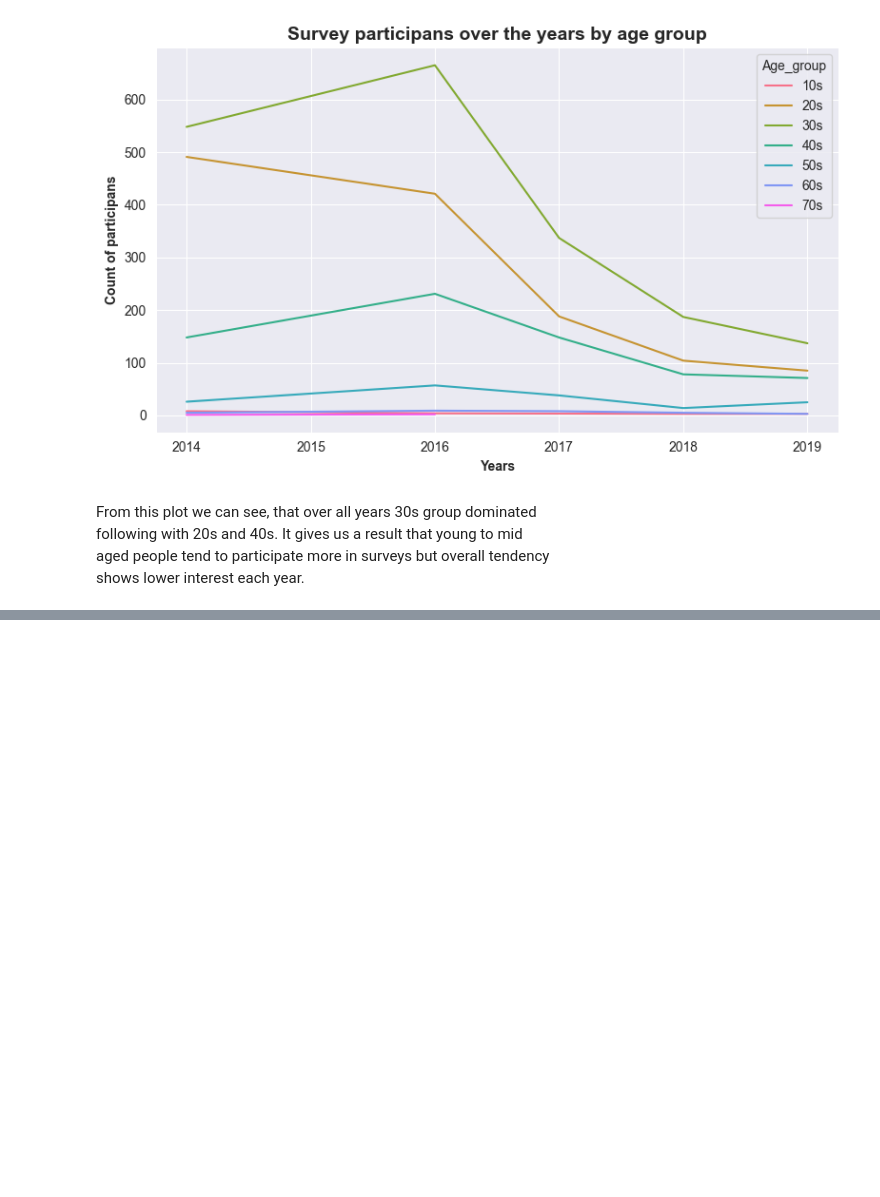
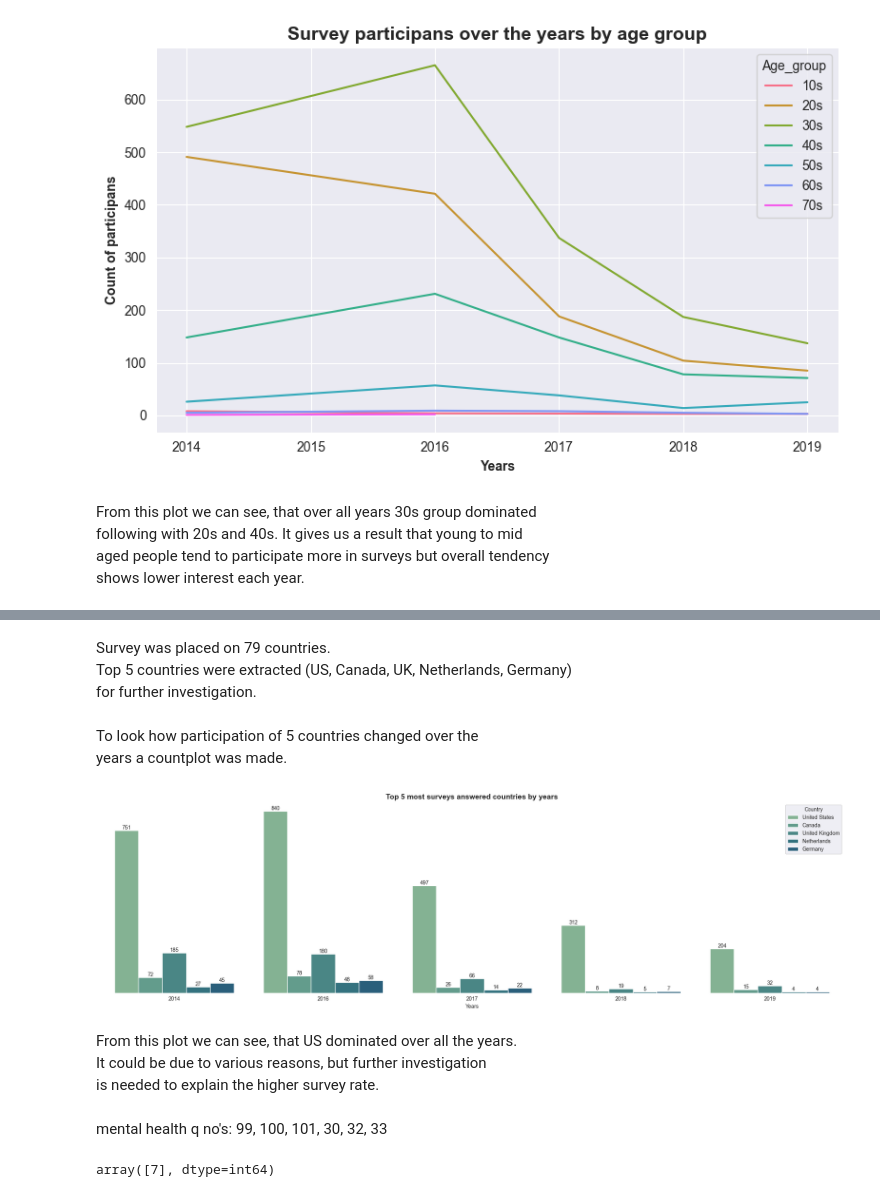
Before and after one commit to ShariYo/Modul2_Sprint1, a Jupyter notebook: project/main.ipynb, the cells around one changed output, grey strips where cells are left out. Drawn from its saved outputs; the diff is of its cells as text; code cells hidden in the pictures; blank space fills up the shorter version.

```diff
--- a/project/main.ipynb
+++ b/project/main.ipynb
@@ -282,0 +300,12 @@ shows lower interest each year.
+# %%
+query = """
+SELECT UserID, SurveyID Years, AnswerText Country
+FROM Answer
+WHERE QuestionID = 3
+"""
+countries = pd.read_sql_query(query, con)
+countries["Country"] = countries["Country"].apply(lambda x: "United States" if x == "United States of America" else x)
+print(f"Countries count: {len(countries['Country'].unique()) - 1}")
+top5_countries = list(countries["Country"].value_counts().iloc[:5].index)
+top5_df = countries[countries["Country"].isin(top5_countries)]
+top5_df
@@ -282,0 +327,43 @@ shows lower interest each year.
+# %% [markdown]
+Survey was placed on 79 countries.
+Top 5 countries were extracted (US, Canada, UK, Netherlands, Germany)
+for further investigation.
+# %% [markdown]
+To look how participation of 5 countries changed over the
+years a countplot was made.
+# %%
+plt.figure(figsize=(20, 6))
+splot = sns.countplot(
+    data=top5_df,
+    x="Years",
+    hue="Country",
+    width=0.8
+)
+for container in splot.containers:
+    splot.bar_label(container)
+splot.set_yticks([])
+splot.set_ylabel(None)
+splot.set_frame_on(False)
+splot.set_title(
+    "Top 5 most surveys answered countries by years",
+    size=14,
+    fontweight="bold",
+    ha="center"
+)
+plt.tight_layout()
+#pasitikrinti šalių amžiaus vidurkį ir pasižiūrėti ar nekoreliuoja su surveys
+# %% [output]
+[figure, added]
+# %% [markdown]
+From this plot we can see, that US dominated over all the years.
+It could be due to various reasons, but further investigation
+is needed to explain the higher survey rate.
+# %% [markdown]
+mental health q no's: 99, 100, 101, 30, 32, 33
+# %%
+# a = joined_df[joined_df["questiontext"] == ("Do you currently have a mental health disorder?")]
+# a["questionid"].unique()
+a = joined_df[joined_df["questionid"] == 7]
+a
+# %% [output]
+array([7], dtype=int64)
```
Also changed, not shown: parts of 4 cells of this notebook.
